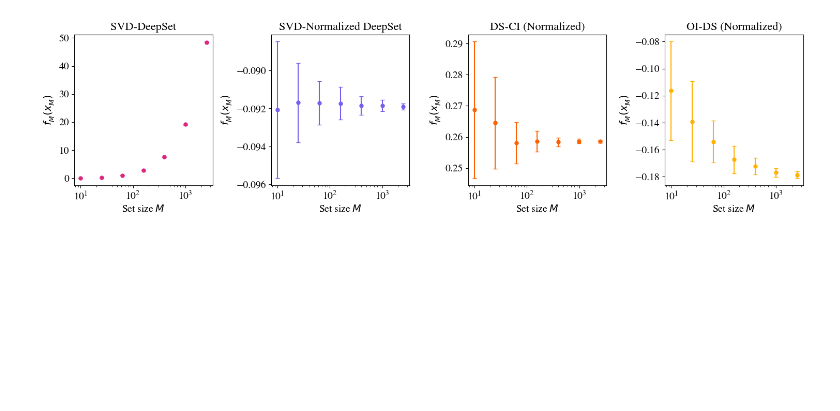
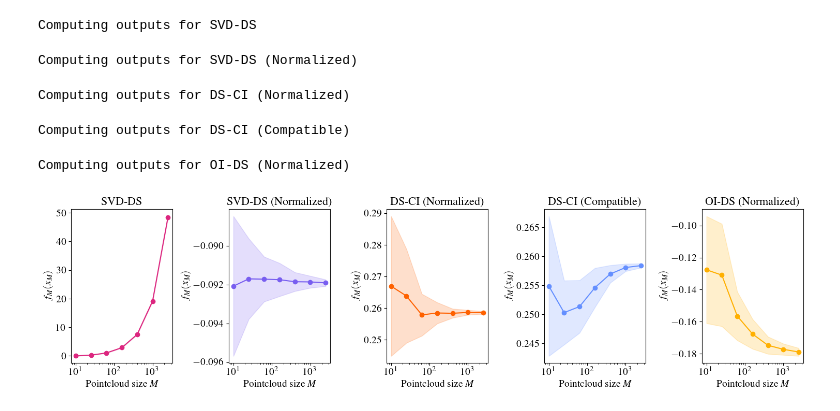
Before and after one commit to yuxinma98/transferring_transferability, a Jupyter notebook: O_n/transferability.ipynb, the cells around one changed output. Saved outputs shown, nothing was run; the diff lists cells and outputs as text; code cells hidden in the pictures; blank space fills up the shorter version.

Commit message:
O_n: add DS-CI(normalized); add more kmeans inits.

```diff
--- a/O_n/transferability.ipynb
+++ b/O_n/transferability.ipynb
@@ -66,7 +74,7 @@ params = {
     "hid_dim": 16,
     "out_dim": 1,
 }
-params["model_name"] = "SVD-DeepSet"
+params["model_name"] = "SVD-DS (Normalized)"
 svdds = DeepSet(
     in_channels=3,
     out_channels=params["out_dim"],
@@ -77,7 +85,7 @@ svdds = DeepSet(
     normalization="sum",
 )
 svdds.eval()
-params["model_name"] = "SVD-Normalized DeepSet"
+params["model_name"] = "SVD-DS (Normalized)"
 svdds_normalized = DeepSet(
     in_channels=3,
     out_channels=params["out_dim"],
@@ -88,7 +96,7 @@ svdds_normalized = DeepSet(
     normalization="mean",
 )
 svdds_normalized.eval()
-params["model_name"] = "DS-CI (Normalized)"
+params["model_name"] = "DS-CI (Compatible)"
 dsci = ScalarModel(**params)
 dsci.eval()
 params["model_name"] = "OI-DS (Normalized)"
@@ -97,46 +105,72 @@ oidsi.eval()
 
 # compute output
 n_range = np.power(10, log_n_range).astype(int)
 models = {
-    "SVD-DeepSet": svdds,
-    "SVD-Normalized DeepSet": svdds_normalized,
+    "SVD-DS": svdds,
+    "SVD-DS (Normalized)": svdds_normalized,
     "DS-CI (Normalized)": dsci,
+    "DS-CI (Compatible)": dsci,
     "OI-DS (Normalized)": oidsi,
 }
 outputs = {}
 for model_name, model in models.items():
+    print(f"Computing outputs for {model_name}")
     outputs.setdefault(model_name, [])
-    for i, n in enumerate(n_range):
-        X = gaussian.sample((n_samples*3, n)).unsqueeze(-1)
+    for i, n in tqdm(enumerate(n_range)):
+        X = gaussian.sample((n_samples * 3, n)).unsqueeze(-1)
         X = X.reshape(n_samples, 3, n).transpose(1, 2)
 
         X = preprocess(X=X, model_name=model_name)
         with torch.no_grad():
             output = model(X)
             outputs[model_name].append(output)
 
 # plot
-fig, axs = plt.subplots(1, 4, figsize=(15, 4))
-
-for ax, (model_name, color) in zip(axs, color_dict.items()):
-    ax.errorbar(
+fig, axs = plt.subplots(1, 5, figsize=(15, 4))
+for ax, model_name in zip(axs, models.keys()):
+    # ax.errorbar(
+    #     n_range,
+    #     [float(outputs[model_name][i].mean(dim=0).squeeze()) for i in range(len(n_range))],
+    #     [float(outputs[model_name][i].std(dim=0).squeeze()) for i in range(len(n_range))],
+    #     fmt="o",
+    #     capsize=3,
+    #     markersize=5,
+    #     color=color_dict[model_name],
+    # )
+    ax.plot(
         n_range,
         [float(outputs[model_name][i].mean(dim=0).squeeze()) for i in range(len(n_range))],
-        [float(outputs[model_name][i].std(dim=0).squeeze()) for i in range(len(n_range))],
-        fmt="o",
-        capsize=3,
-        markersize=5,
-        color=color,
+        "o-",
+        color=color_dict[model_name],
+    )
+    ax.fill_between(
+        n_range,
+        [
+            float(outputs[model_name][i].mean(dim=0).squeeze())
+            - float(outputs[model_name][i].std(dim=0).squeeze())
+            for i in range(len(n_range))
+        ],
+        [
+            float(outputs[model_name][i].mean(dim=0).squeeze())
+            + float(outputs[model_name][i].std(dim=0).squeeze())
+            for i in range(len(n_range))
+        ],
+        color=color_dict[model_name],
+        alpha=0.2,
     )
     ax.set_xscale("log")
-    ax.set_xlabel("Set size $M$", fontsize=14)
+    ax.set_xlabel("Pointcloud size $M$", fontsize=14)
     ax.set_ylabel("$f_M(x_M)$", fontsize=14)
     ax.set_title(model_name, fontsize=16)
     ax.tick_params(axis="both", which="major", labelsize=14)
 
 plt.tight_layout()
-plt.savefig(CURRENT_DIR + "/log/transferability/O(d)_transferability_outputs.png")
 plt.savefig(CURRENT_DIR + "/log/transferability/O(d)_transferability_outputs.pdf")
 plt.show()
 # %% [output]
+Computing outputs for SVD-DS
+Computing outputs for SVD-DS (Normalized)
+Computing outputs for DS-CI (Normalized)
+Computing outputs for DS-CI (Compatible)
+Computing outputs for OI-DS (Normalized)
-[figure, old version]
+[figure, new version]
```
Also changed, not shown: parts of 10 cells of this notebook, 3 other files.
